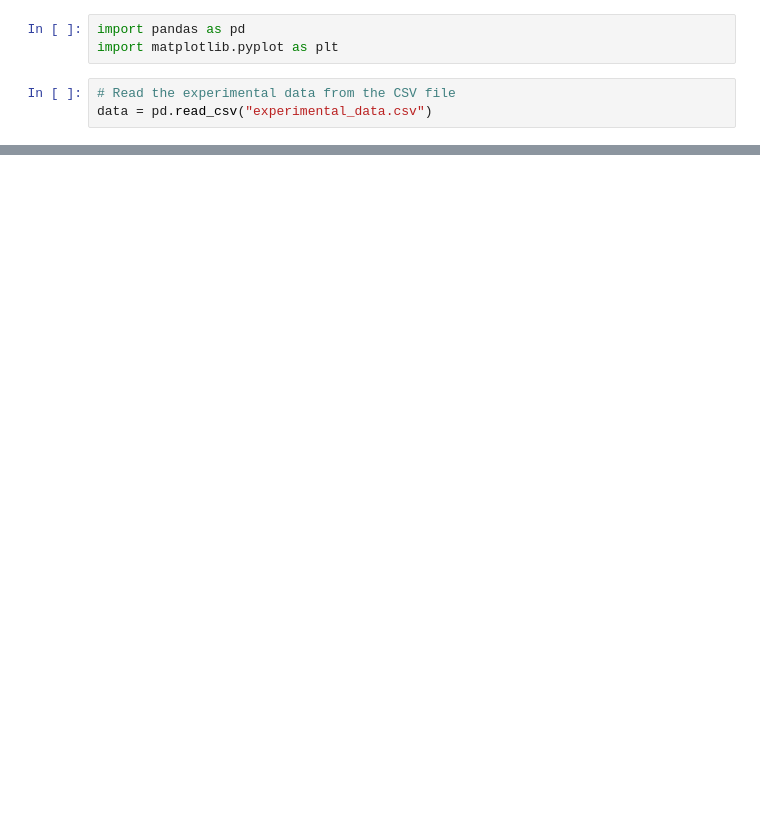
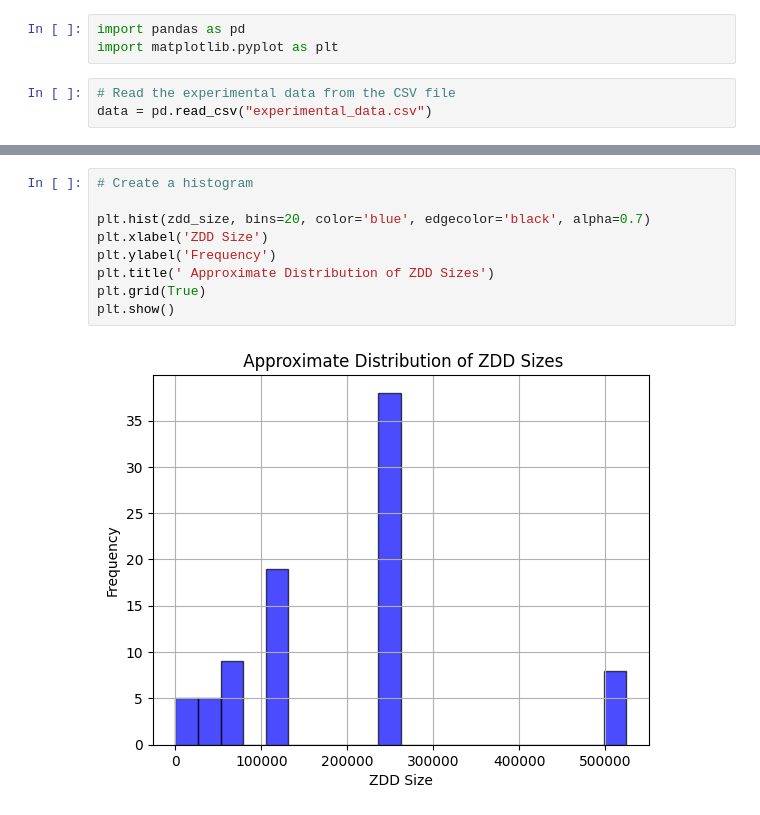
Before and after one commit to Freecs11/ouv_project, a Jupyter notebook: plot_data_p.ipynb, the cells around one changed output, grey strips where cells are left out. Saved outputs shown, nothing was run; the diff lists cells and outputs as text; blank space fills up the shorter version.

```diff
--- a/plot_data_p.ipynb
+++ b/plot_data_p.ipynb
@@ -85,3 +86,14 @@ plt.show()
+# %%
+# Create a histogram
+
+plt.hist(zdd_size, bins=20, color='blue', edgecolor='black', alpha=0.7)
+plt.xlabel('ZDD Size')
+plt.ylabel('Frequency')
+plt.title(' Approximate Distribution of ZDD Sizes')
+plt.grid(True)
+plt.show()
+# %% [output]
+[figure, added]
 # %%
 # show 1 graph at a time with the info of the graph
 plt.plot(size, gen_time, marker='o', linestyle='-')
```
Also changed, not shown: parts of 3 cells of this notebook, 4 other files.
